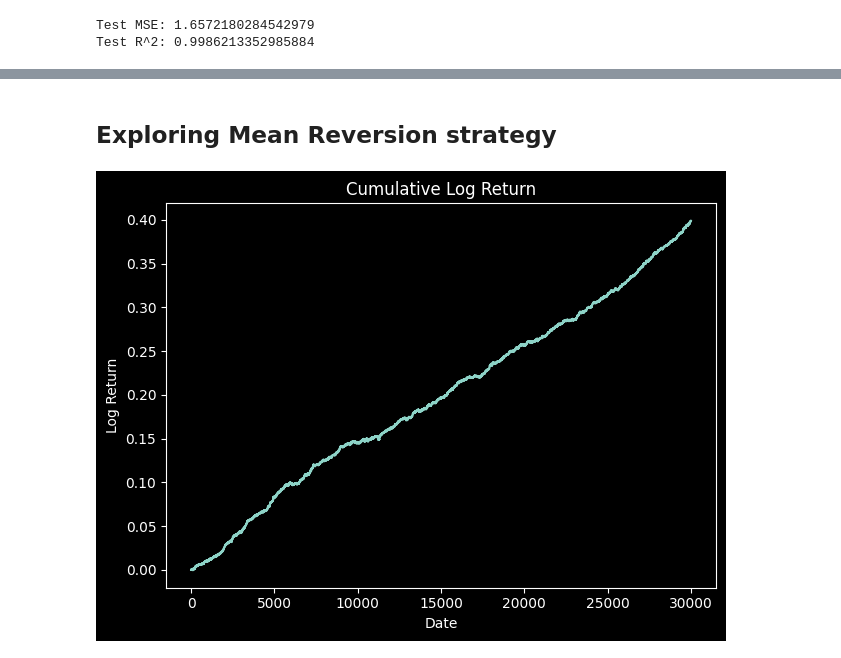
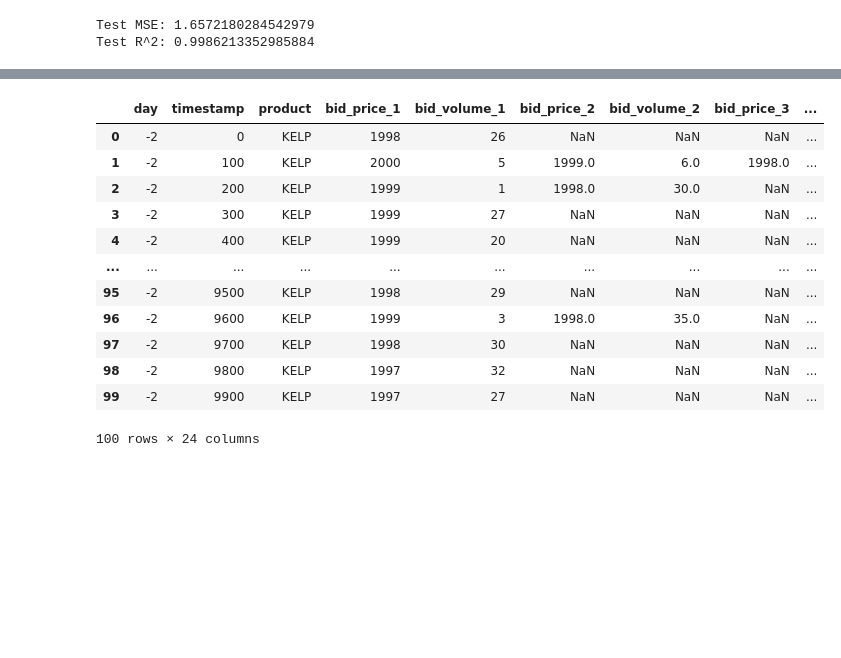
Before and after one commit to ArivAhuja/IMC_Trading_Challenge, a Jupyter notebook: initial_analysis.ipynb, the cells around one changed output, grey strips where cells are left out. Drawn from its saved outputs; the diff is of its cells as text; code cells hidden in the pictures; blank space fills up the shorter version.

```diff
--- a/initial_analysis.ipynb
+++ b/initial_analysis.ipynb
@@ -311,2 +349,0 @@ plt.show()
-# %% [markdown]
-## Exploring Mean Reversion strategy
@@ -326,11 +349,0 @@ sharpe_ratio = r.mean() / r.std()
-# %%
-kelp_df['clr'] = kelp_df['strategy_return'].cumsum()
-plt.style.use('dark_background')
-plt.plot(kelp_df.index, kelp_df['clr'])
-plt.title('Cumulative Log Return')
-plt.xlabel('Date')
-plt.ylabel('Log Return')
-plt.tight_layout()
-plt.show()
-# %% [output]
-[figure, removed]
@@ -336,0 +367,16 @@ plt.show()
+# %%
+small_kelp_df
+# %% [output]
+|  | day | timestamp | product | bid_price_1 | bid_volume_1 | bid_price_2 | bid_volume_2 | bid_price_3 | ... |
+| 0 | -2 | 0 | KELP | 1998 | 26 | NaN | NaN | NaN | ... |
+| 1 | -2 | 100 | KELP | 2000 | 5 | 1999.0 | 6.0 | 1998.0 | ... |
+| 2 | -2 | 200 | KELP | 1999 | 1 | 1998.0 | 30.0 | NaN | ... |
+| 3 | -2 | 300 | KELP | 1999 | 27 | NaN | NaN | NaN | ... |
+| 4 | -2 | 400 | KELP | 1999 | 20 | NaN | NaN | NaN | ... |
+| ... | ... | ... | ... | ... | ... | ... | ... | ... | ... |
+| 95 | -2 | 9500 | KELP | 1998 | 29 | NaN | NaN | NaN | ... |
+| 96 | -2 | 9600 | KELP | 1999 | 3 | 1998.0 | 35.0 | NaN | ... |
+| 97 | -2 | 9700 | KELP | 1998 | 30 | NaN | NaN | NaN | ... |
+| 98 | -2 | 9800 | KELP | 1997 | 32 | NaN | NaN | NaN | ... |
+| 99 | -2 | 9900 | KELP | 1997 | 27 | NaN | NaN | NaN | ... |
+100 rows × 24 columns
```
Also changed, not shown: parts of 22 cells of this notebook, 1 other file.
